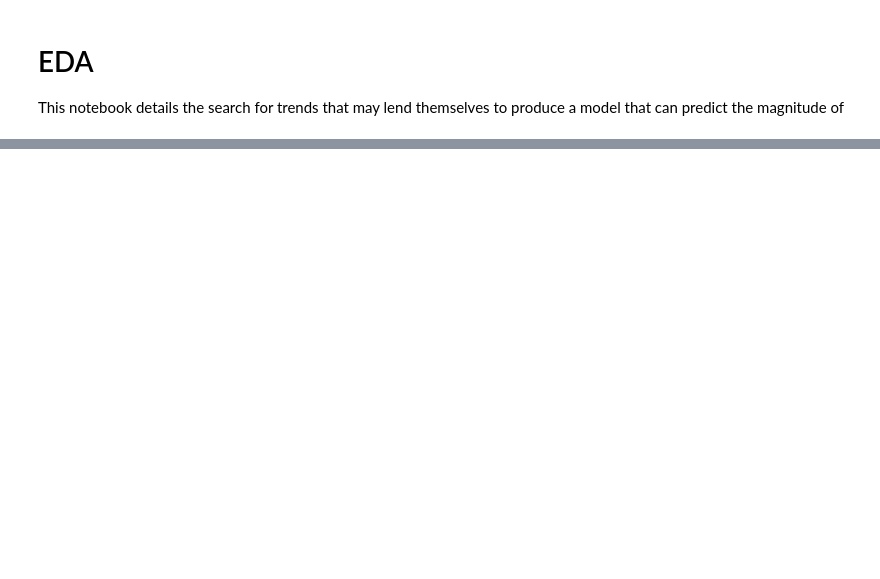
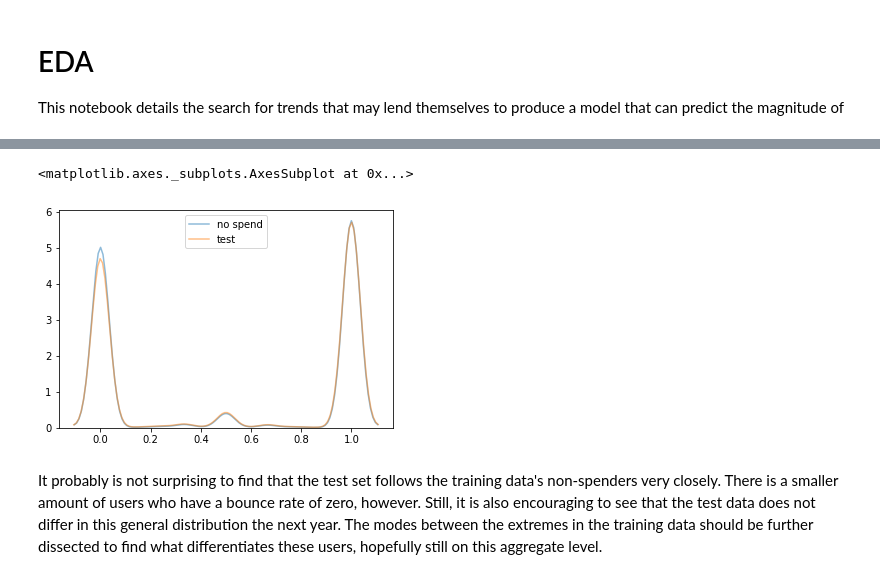
Before and after one commit to romandtse07/google_analytics_kaggle, a Jupyter notebook: EDA.ipynb, the cells around one changed output, grey strips where cells are left out. Saved outputs shown, nothing was run; the diff lists cells and outputs as text; code cells hidden in the pictures; blank space fills up the shorter version.

```diff
--- a/EDA.ipynb
+++ b/EDA.ipynb
@@ -66,0 +175,15 @@ freq_order = pd.read_sql_query(query, engine)
+# %%
+query = """
+WITH test AS (
+    SELECT fullVisitorId,
+        MAX(visitNumber) AS visitNumber,
+        SUM(CAST(totals ->> 'pageviews' AS NUMERIC)) AS views,
+        AVG(COALESCE(CAST(totals ->> 'bounces' AS NUMERIC), 0)) AS bounceRate
+    FROM test_data
+    GROUP BY fullVisitorId
+)
+SELECT *
+FROM test
+"""
+
+testers = pd.read_sql_query(query, engine)
@@ -66,0 +199,8 @@ freq_order = pd.read_sql_query(query, engine)
+# %%
+sns.kdeplot(non_spenders.bouncerate, label='no spend', alpha=.5)
+sns.kdeplot(testers.bouncerate, label='test', alpha=.5)
+# %% [output]
+<matplotlib.axes._subplots.AxesSubplot at 0x...>
+[figure, added]
+# %% [markdown]
+It probably is not surprising to find that the test set follows the training data's non-spenders very closely.  There is a smaller amount of users who have a bounce rate of zero, however.  Still, it is also encouraging to see that the test data does not differ in this general distribution the next year.  The modes between the extremes in the training data should be further dissected to find what differentiates these users, hopefully still on this aggregate level.
```
Also changed, not shown: parts of 35 cells of this notebook, 3 other files.
